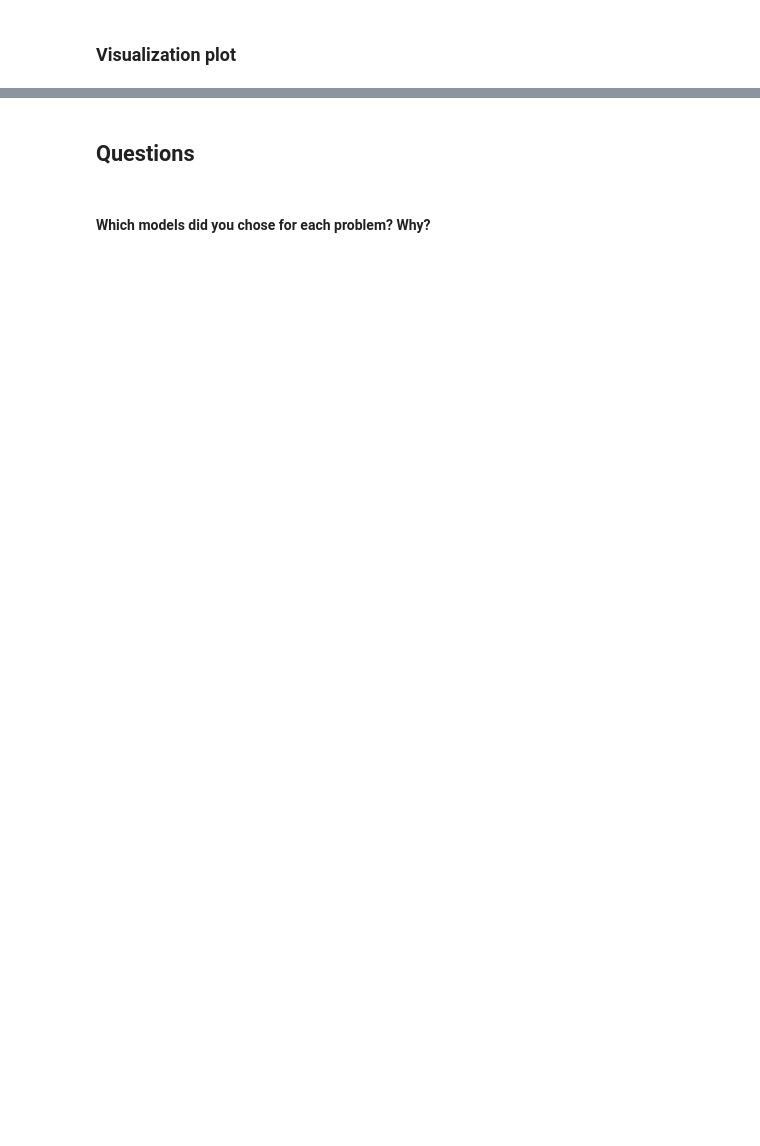
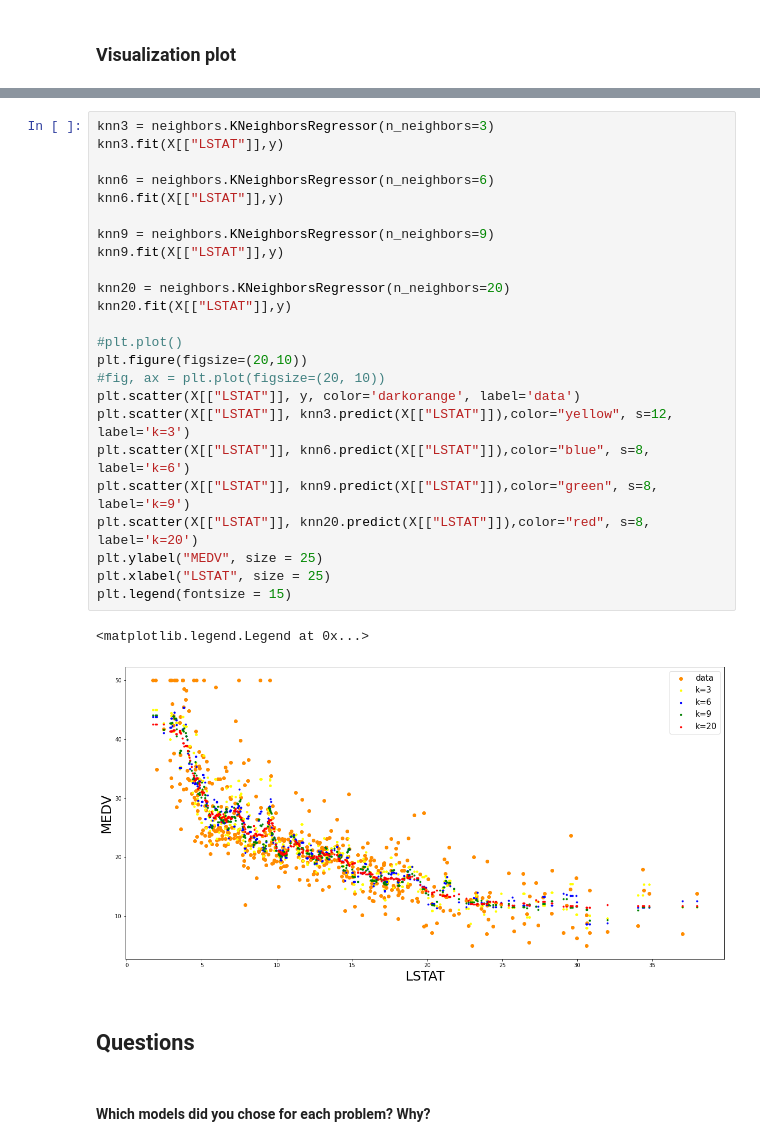
Before and after one commit to oliburn/carebit_Exercise, a Jupyter notebook: Python/python_ex.ipynb, the cells around one changed output, grey strips where cells are left out. Saved outputs shown, nothing was run; the diff lists cells and outputs as text; blank space fills up the shorter version.

```diff
--- a/Python/python_ex.ipynb
+++ b/Python/python_ex.ipynb
@@ -324,3 +285,30 @@ rf_random.fit(X_train, y_train)
+# %%
+knn3 = neighbors.KNeighborsRegressor(n_neighbors=3)
+knn3.fit(X[["LSTAT"]],y)
+
+knn6 = neighbors.KNeighborsRegressor(n_neighbors=6)
+knn6.fit(X[["LSTAT"]],y)
+
+knn9 = neighbors.KNeighborsRegressor(n_neighbors=9)
+knn9.fit(X[["LSTAT"]],y)
+
+knn20 = neighbors.KNeighborsRegressor(n_neighbors=20)
+knn20.fit(X[["LSTAT"]],y)
+
+#plt.plot()
+plt.figure(figsize=(20,10))
+#fig, ax = plt.plot(figsize=(20, 10))
+plt.scatter(X[["LSTAT"]], y, color='darkorange', label='data')
+plt.scatter(X[["LSTAT"]], knn3.predict(X[["LSTAT"]]),color="yellow", s=12, label='k=3')
+plt.scatter(X[["LSTAT"]], knn6.predict(X[["LSTAT"]]),color="blue", s=8, label='k=6')
+plt.scatter(X[["LSTAT"]], knn9.predict(X[["LSTAT"]]),color="green", s=8, label='k=9')
+plt.scatter(X[["LSTAT"]], knn20.predict(X[["LSTAT"]]),color="red", s=8, label='k=20')
+plt.ylabel("MEDV", size = 25)
+plt.xlabel("LSTAT", size = 25)
+plt.legend(fontsize = 15)
+# %% [output]
+<matplotlib.legend.Legend at 0x...>
+[figure, added]
 # %% [markdown]
 ## Questions
 # %% [markdown]
```
Also changed, not shown: parts of 43 cells of this notebook, 3 other files.
